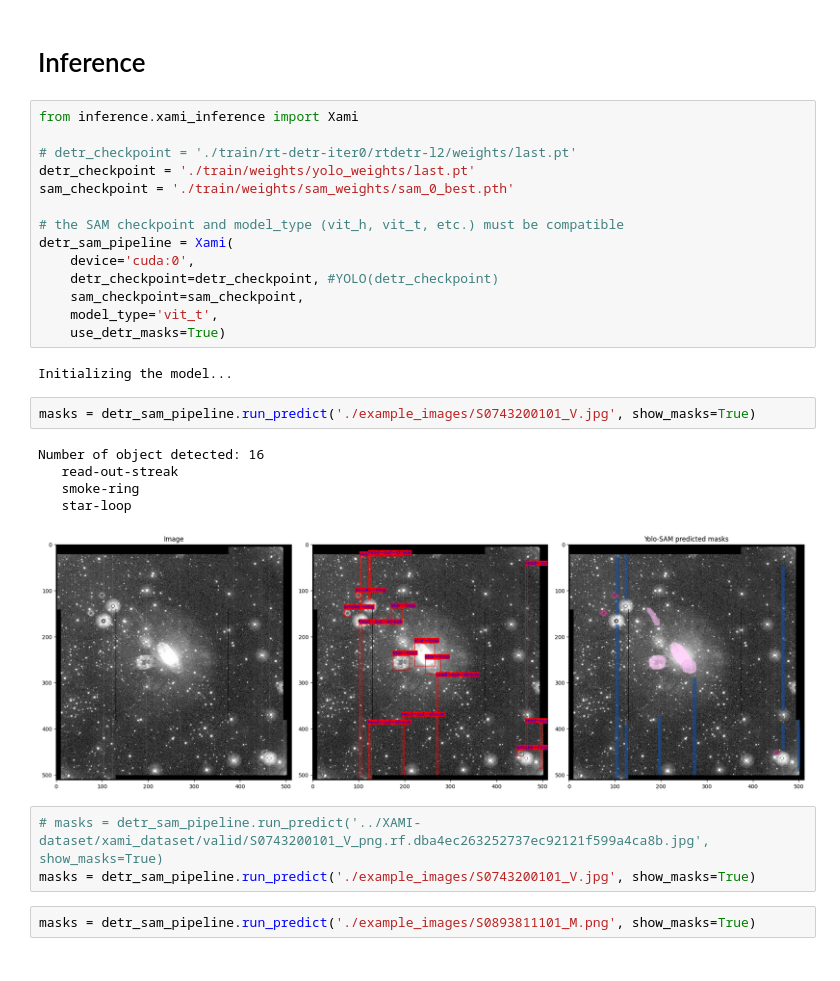
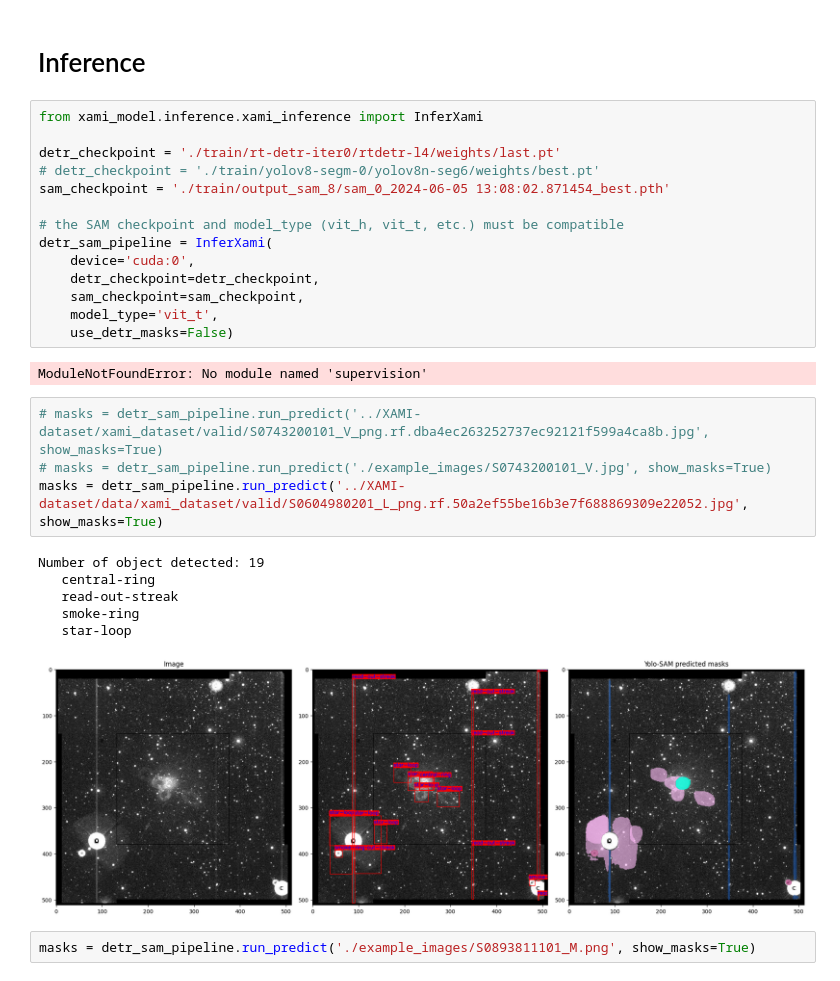
Before and after one commit to ESA-Datalabs/XAMI-model, a Jupyter notebook: dataset_and_model.ipynb, the cells around one changed output. Drawn from its saved outputs; the diff is of its cells as text.

```diff
--- a/dataset_and_model.ipynb
+++ b/dataset_and_model.ipynb
@@ -66,32 +102,32 @@ print(f'Checkpoints saved in {dest_dir}')
 # %% [markdown]
 # Inference
 # %%
-from inference.xami_inference import Xami
+from xami_model.inference.xami_inference import InferXami
 
-# detr_checkpoint = './train/rt-detr-iter0/rtdetr-l2/weights/last.pt'
-detr_checkpoint = './train/weights/yolo_weights/last.pt'
-sam_checkpoint = './train/weights/sam_weights/sam_0_best.pth'
+detr_checkpoint = './train/rt-detr-iter0/rtdetr-l4/weights/last.pt'
+# detr_checkpoint = './train/yolov8-segm-0/yolov8n-seg6/weights/best.pt'
+sam_checkpoint = './train/output_sam_8/sam_0_2024-06-05 13:08:02.871454_best.pth'
 
 # the SAM checkpoint and model_type (vit_h, vit_t, etc.) must be compatible
-detr_sam_pipeline = Xami(
+detr_sam_pipeline = InferXami(
     device='cuda:0',
-    detr_checkpoint=detr_checkpoint, #YOLO(detr_checkpoint)
+    detr_checkpoint=detr_checkpoint,
     sam_checkpoint=sam_checkpoint,
     model_type='vit_t',
-    use_detr_masks=True)
+    use_detr_masks=False)
 # %% [output]
-Initializing the model...
+ModuleNotFoundError: No module named 'supervision'
-# %%
-masks = detr_sam_pipeline.run_predict('./example_images/S0743200101_V.jpg', show_masks=True)
-# %% [output]
-Number of object detected: 16
-   read-out-streak
-   smoke-ring
-   star-loop
-[figure, removed]
 # %%
 # masks = detr_sam_pipeline.run_predict('../XAMI-dataset/xami_dataset/valid/S0743200101_V_png.rf.dba4ec263252737ec92121f599a4ca8b.jpg', show_masks=True)
-masks = detr_sam_pipeline.run_predict('./example_images/S0743200101_V.jpg', show_masks=True)
+# masks = detr_sam_pipeline.run_predict('./example_images/S0743200101_V.jpg', show_masks=True)
+masks = detr_sam_pipeline.run_predict('../XAMI-dataset/data/xami_dataset/valid/S0604980201_L_png.rf.50a2ef55be16b3e7f688869309e22052.jpg', show_masks=True)
+# %% [output]
+Number of object detected: 19
+   central-ring
+   read-out-streak
+   smoke-ring
+   star-loop
+[figure, added]
 # %%
 masks = detr_sam_pipeline.run_predict('./example_images/S0893811101_M.png', show_masks=True)
 # %% [markdown]
```
Also changed, not shown: parts of 7 cells of this notebook, 48 other files.
